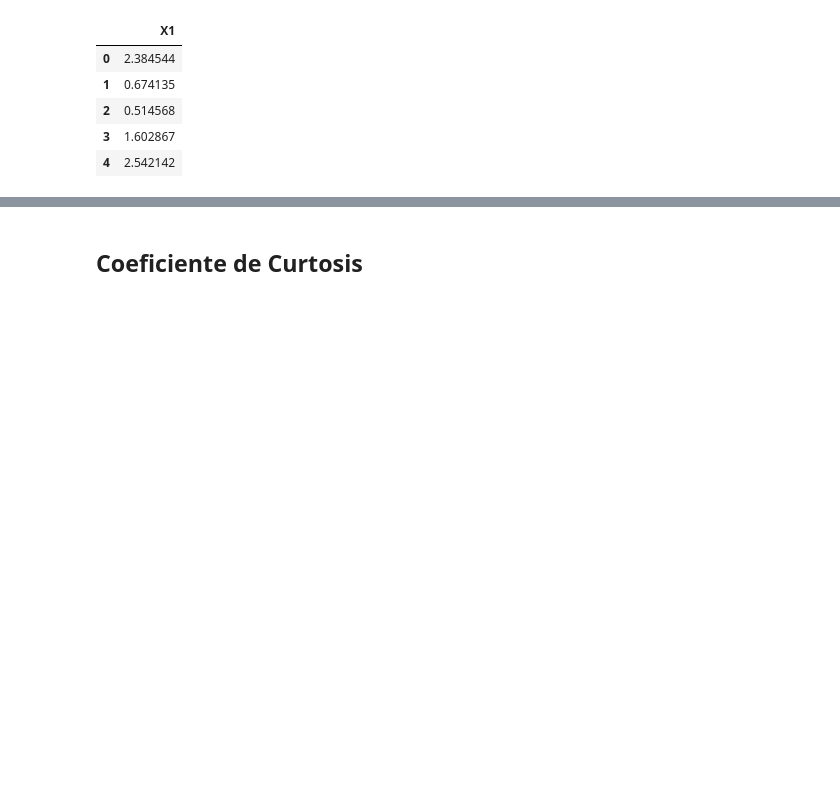
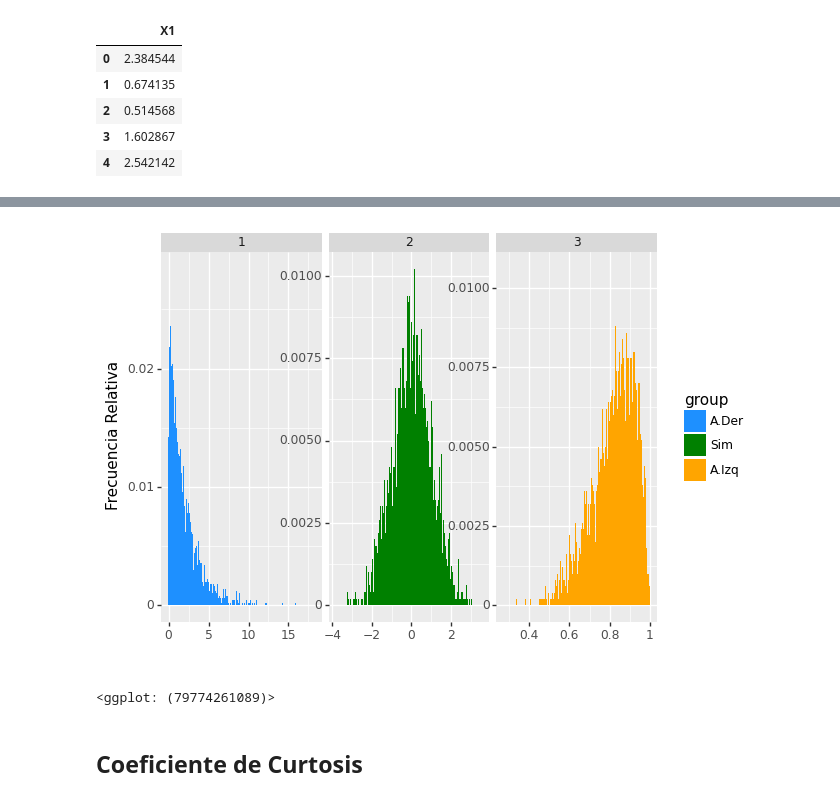
Before and after one commit to FabioScielzoOrtiz/Estadistica4all-blog, a Jupyter notebook: Descriptive Statisitcs in Python and R/Descriptive Statistics with Python and R.ipynb, the cells around one changed output, grey strips where cells are left out. Cells and saved outputs as stored; diff of their text form; code cells hidden in the pictures; blank space fills up the shorter version.

```diff
--- a/Descriptive Statisitcs in Python and R/Descriptive Statistics with Python and R.ipynb
+++ b/Descriptive Statisitcs in Python and R/Descriptive Statistics with Python and R.ipynb
@@ -3220,0 +3341,4 @@ ggplot( data=X1_df )
+# %%
+repeat_df = concat([repeat_one, repeat_two, repeat_three])
+# %%
+repeat_df = repeat_df >> rename(group = X[0])
@@ -3220,0 +3363,2 @@ ggplot( data=X1_df )
+# %%
+df_final = concat([df_X1_X2_X3 , repeat_df], axis=1)
@@ -3221,3 +3383,19 @@ ggplot( data=X1_df )
+# %%
+df_final['group'] = df_final['group'].astype('category')
+# %%
+(
+ggplot( data=df_final )
++ aes(x='X' , y =  after_stat('width*density'), fill='group' )
++ geom_histogram(  )
++ labs(x = " ", y = "Frecuencia Relativa")
++ facet_wrap('group', scales="free", ncol = 3 )
++ scale_fill_manual(values=["dodgerblue","green","orange"] , labels=["A.Der", "Sim", "A.Izq"]  )
++ + guides(fill = guide_legend(title = " "),
+         colour = guide_legend(title = " "))
+)
+# %% [output]
+[figure, added]
+<ggplot: (79774261089)>
 # %% [markdown]
 
 ## Coeficiente de Curtosis
```
Also changed, not shown: parts of 38 cells of this notebook, 1 other file.
